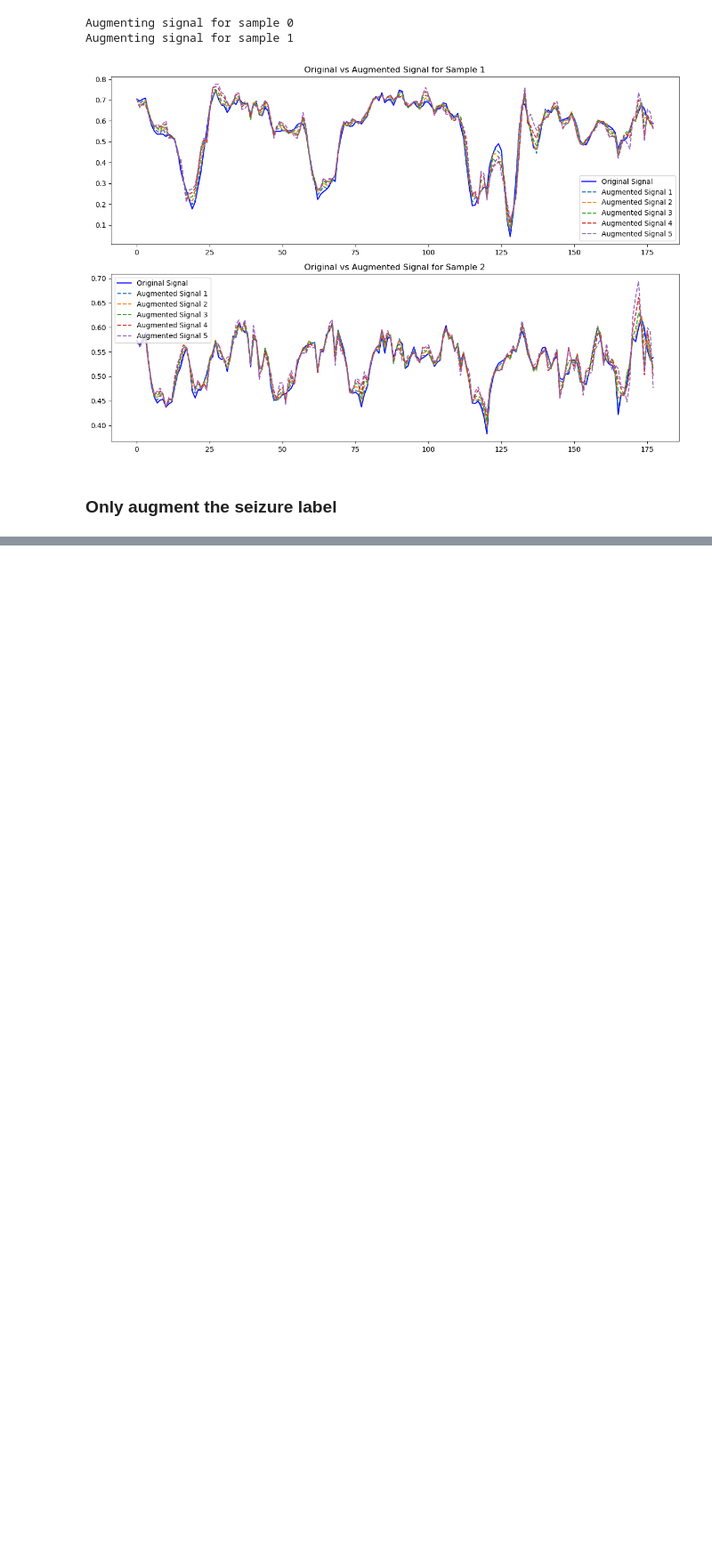
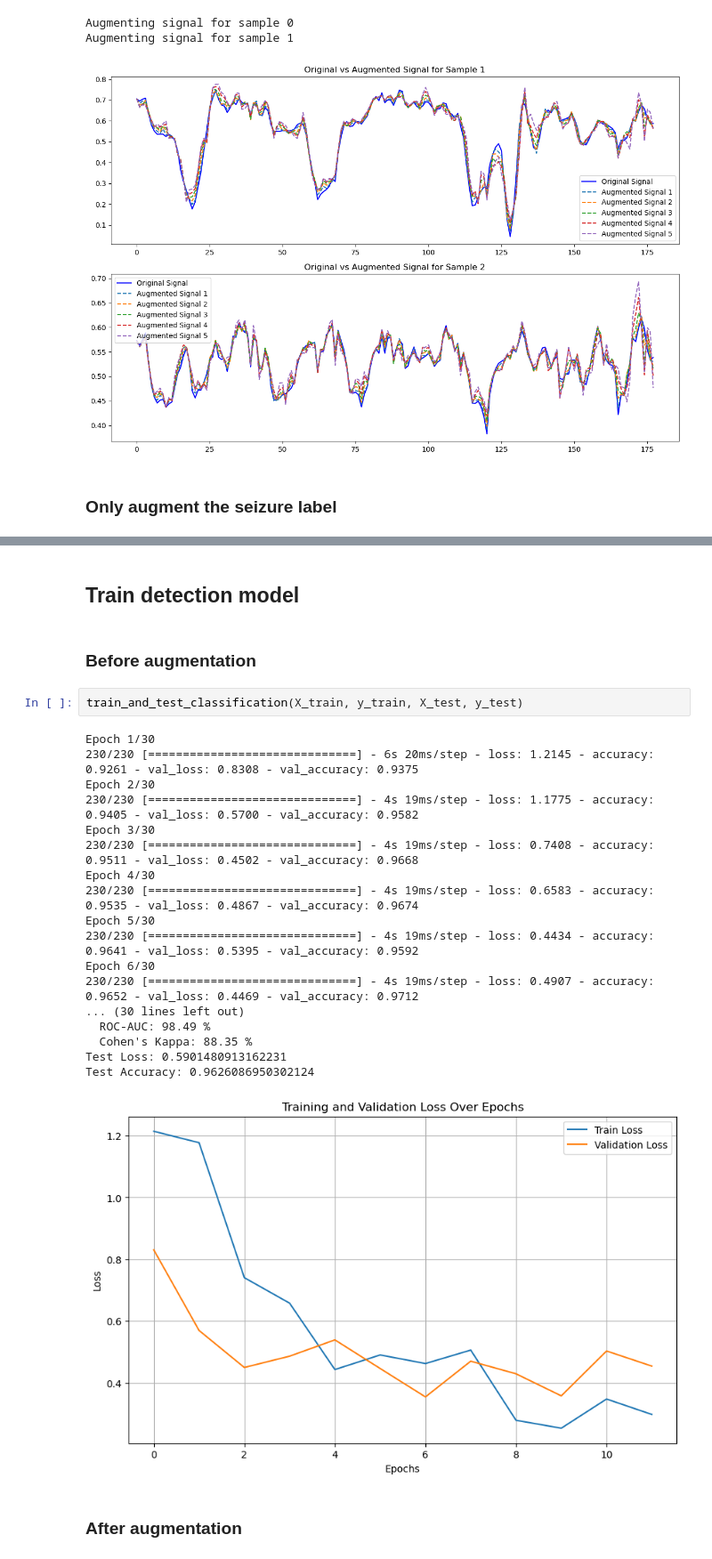
Before and after one commit to Accenture-Northwestern-Capstone/clinical, a Jupyter notebook: clinical_data_augmentation_week6_autoencoder_dropout.ipynb, the cells around one changed output, grey strips where cells are left out. Shown at 89% size. Cells and saved outputs as stored; diff of their text form; blank space fills up the shorter version.

```diff
--- a/clinical_data_augmentation_week6_autoencoder_dropout.ipynb
+++ b/clinical_data_augmentation_week6_autoencoder_dropout.ipynb
@@ -992,0 +1023,27 @@ Augmented data saved to augmented_training_data_unbalanced.csv
+# %% [markdown]
+## Train detection model
+# %% [markdown]
+### Before augmentation
+# %%
+train_and_test_classification(X_train, y_train, X_test, y_test)
+# %% [output]
+Epoch 1/30
+230/230 [==============================] - 6s 20ms/step - loss: 1.2145 - accuracy: 0.9261 - val_loss: 0.8308 - val_accuracy: 0.9375
+Epoch 2/30
+230/230 [==============================] - 4s 19ms/step - loss: 1.1775 - accuracy: 0.9405 - val_loss: 0.5700 - val_accuracy: 0.9582
+Epoch 3/30
+230/230 [==============================] - 4s 19ms/step - loss: 0.7408 - accuracy: 0.9511 - val_loss: 0.4502 - val_accuracy: 0.9668
+Epoch 4/30
+230/230 [==============================] - 4s 19ms/step - loss: 0.6583 - accuracy: 0.9535 - val_loss: 0.4867 - val_accuracy: 0.9674
+Epoch 5/30
+230/230 [==============================] - 4s 19ms/step - loss: 0.4434 - accuracy: 0.9641 - val_loss: 0.5395 - val_accuracy: 0.9592
+Epoch 6/30
+230/230 [==============================] - 4s 19ms/step - loss: 0.4907 - accuracy: 0.9652 - val_loss: 0.4469 - val_accuracy: 0.9712
+... (30 lines left out)
+  ROC-AUC: 98.49 %
+  Cohen's Kappa: 88.35 %
+Test Loss: 0.5901480913162231
+Test Accuracy: 0.9626086950302124
+[figure, added]
+# %% [markdown]
+### After augmentation
```
Also changed, not shown: parts of 25 cells of this notebook.
